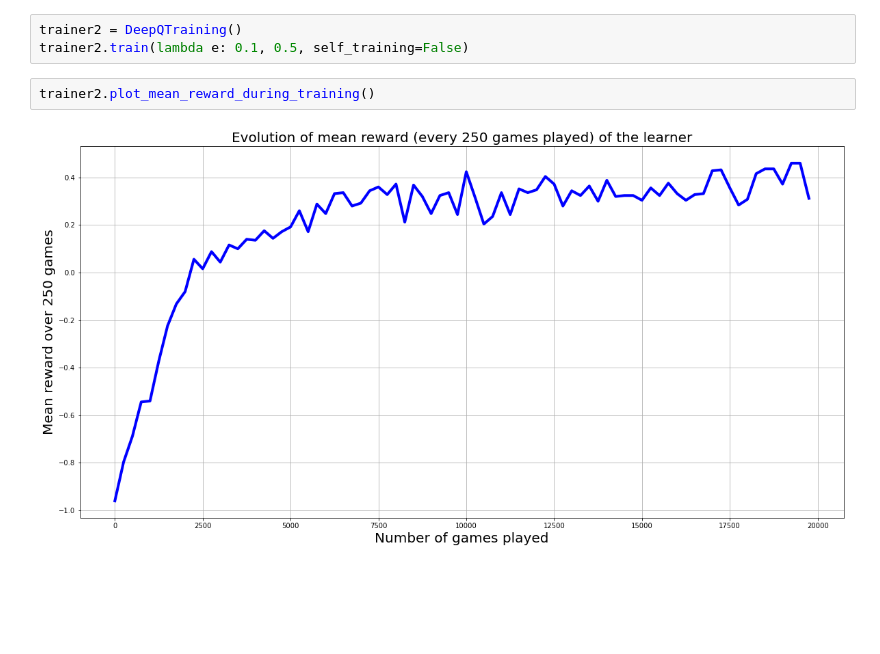
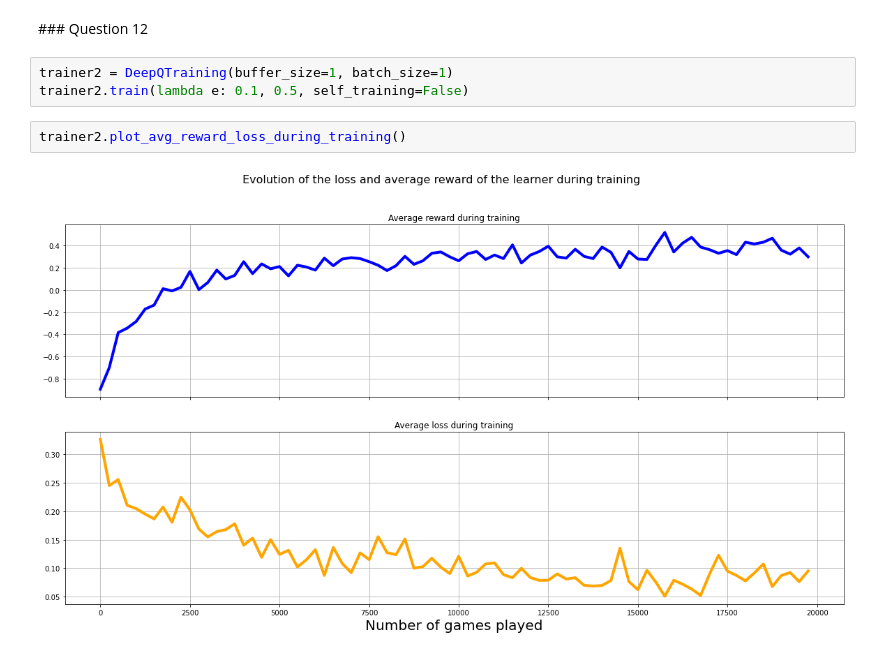
Before and after one commit to Ingloryon/ANN2022_TicTacToe, a Jupyter notebook: DeepQLearning.ipynb, the cells around one changed output. Saved outputs shown, nothing was run; the diff lists cells and outputs as text; blank space fills up the shorter version.

Commit message:
deep q learning updated

```diff
--- a/DeepQLearning.ipynb
+++ b/DeepQLearning.ipynb
@@ -449,10 +22,12 @@ trainer.plot_mopt_mrng_during_training()
+# %% [markdown]
+### Question 12
 # %%
-trainer2 = DeepQTraining()
+trainer2 = DeepQTraining(buffer_size=1, batch_size=1)
 trainer2.train(lambda e: 0.1, 0.5, self_training=False)
 # %%
-trainer2.plot_mean_reward_during_training()
+trainer2.plot_avg_reward_loss_during_training()
 # %% [output]
-[figure, old version]
+[figure, new version]
 # %%
 trainer2.plot_mopt_mrng_during_training()
 # %% [output]
```
Also changed, not shown: parts of 32 cells of this notebook, 3 other files.
